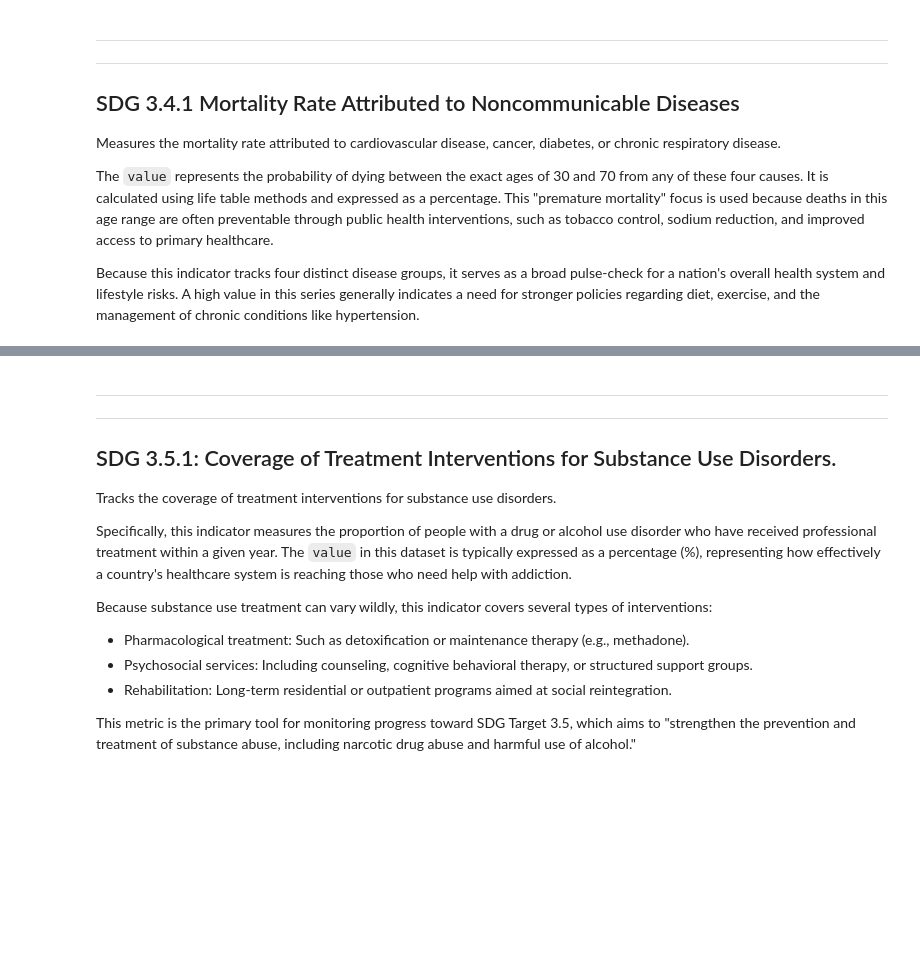
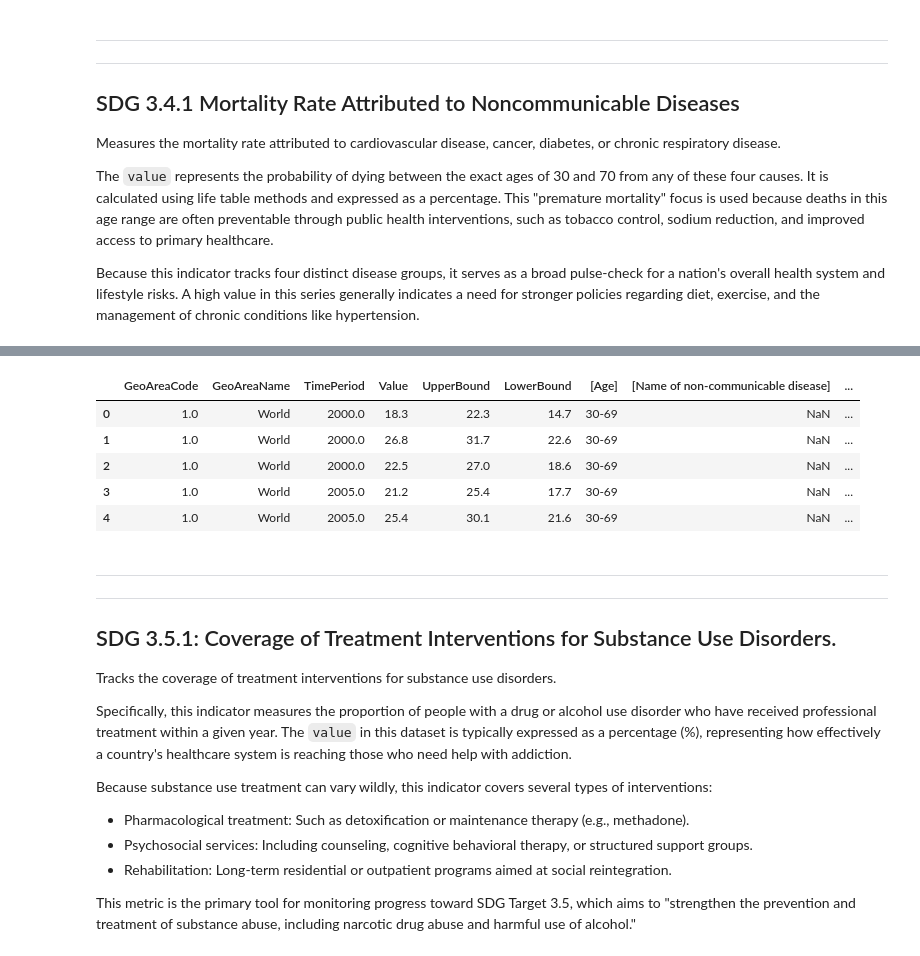
Before and after one commit to Sarkis55/UHC-and-Population-Health-Outcomes-Analysis-SDG-3-, a Jupyter notebook: UHC_and_Population_Health_Outcomes_Analysis.ipynb, the cells around one changed output, grey strips where cells are left out. Drawn from its saved outputs; the diff is of its cells as text; code cells hidden in the pictures; blank space fills up the shorter version.

```diff
--- a/UHC_and_Population_Health_Outcomes_Analysis.ipynb
+++ b/UHC_and_Population_Health_Outcomes_Analysis.ipynb
@@ -278,3 +387,14 @@ Diseases_df.head()
+# %%
+Diseases_df.drop(["Goal",'Target', 'Indicator', "SeriesCode", "SeriesDescription", "TimeCoverage", 'Time_Detail','BasePeriod', 'Source', 'GeoInfoUrl','FootNote', '[Reporting Type]','[Units]'], axis = 1, inplace = True)
+# %%
+Diseases_df.head()
+# %% [output]
+|  | GeoAreaCode | GeoAreaName | TimePeriod | Value | UpperBound | LowerBound | [Age] | [Name of non-communicable disease] | ... |
+| 0 | 1.0 | World | 2000.0 | 18.3 | 22.3 | 14.7 | 30-69 | NaN | ... |
+| 1 | 1.0 | World | 2000.0 | 26.8 | 31.7 | 22.6 | 30-69 | NaN | ... |
+| 2 | 1.0 | World | 2000.0 | 22.5 | 27.0 | 18.6 | 30-69 | NaN | ... |
+| 3 | 1.0 | World | 2005.0 | 21.2 | 25.4 | 17.7 | 30-69 | NaN | ... |
+| 4 | 1.0 | World | 2005.0 | 25.4 | 30.1 | 21.6 | 30-69 | NaN | ... |
 # %% [markdown]
 ---
 ---
```
Also changed, not shown: parts of 21 cells of this notebook.
